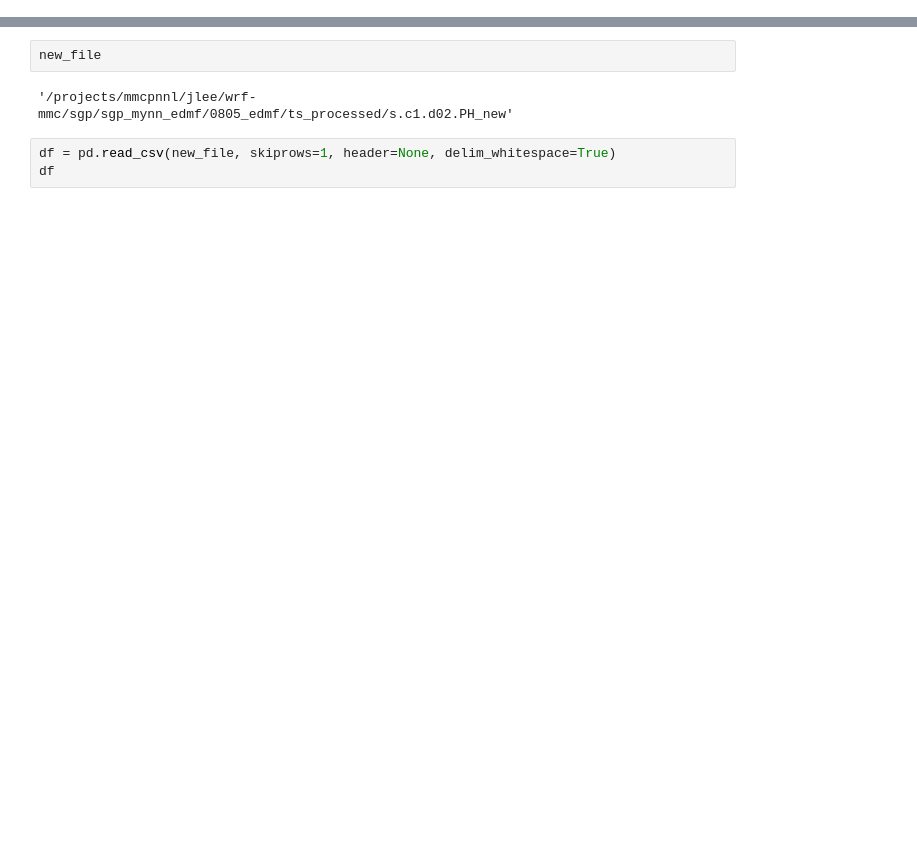
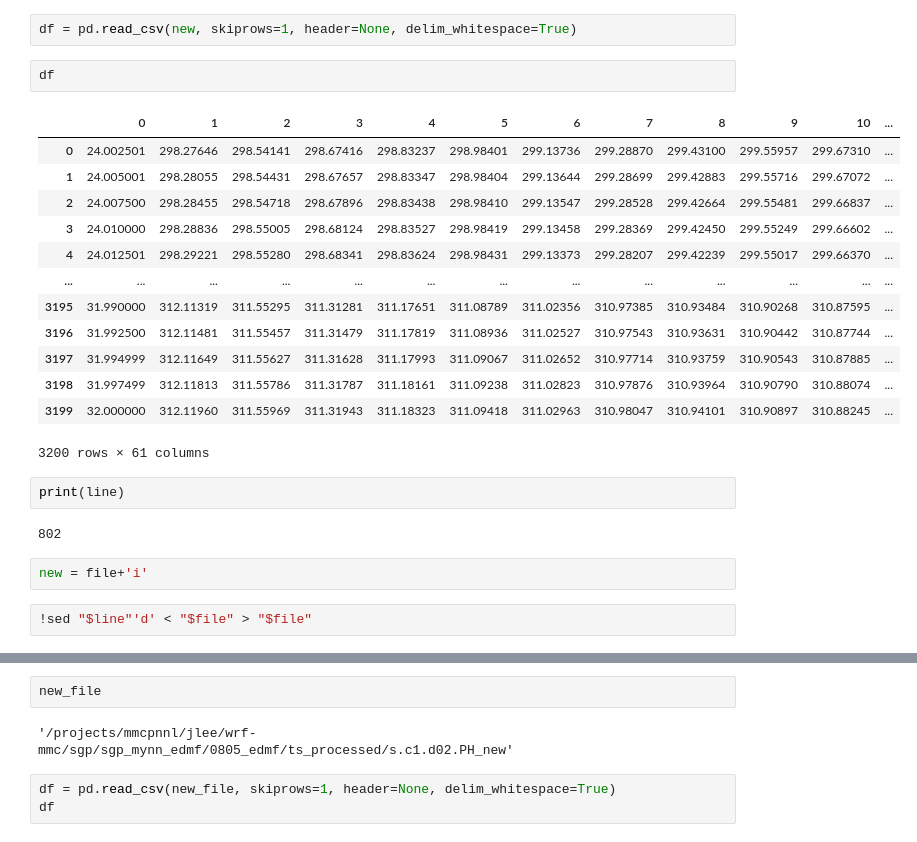
Before and after one commit to joejoeyjoseph/mmc-pnnl-j3, a Jupyter notebook: sgp/eagle/e01_debug-tsfiles.ipynb, the cells around one changed output, grey strips where cells are left out. Saved outputs shown, nothing was run; the diff lists cells and outputs as text; blank space fills up the shorter version.

```diff
--- a/sgp/eagle/e01_debug-tsfiles.ipynb
+++ b/sgp/eagle/e01_debug-tsfiles.ipynb
@@ -47,0 +480,26 @@ with open(new_file, 'r') as f:
+# %%
+df = pd.read_csv(new, skiprows=1, header=None, delim_whitespace=True)
+# %%
+df
+# %% [output]
+|  | 0 | 1 | 2 | 3 | 4 | 5 | 6 | 7 | 8 | 9 | 10 | ... |
+| 0 | 24.002501 | 298.27646 | 298.54141 | 298.67416 | 298.83237 | 298.98401 | 299.13736 | 299.28870 | 299.43100 | 299.55957 | 299.67310 | ... |
+| 1 | 24.005001 | 298.28055 | 298.54431 | 298.67657 | 298.83347 | 298.98404 | 299.13644 | 299.28699 | 299.42883 | 299.55716 | 299.67072 | ... |
+| 2 | 24.007500 | 298.28455 | 298.54718 | 298.67896 | 298.83438 | 298.98410 | 299.13547 | 299.28528 | 299.42664 | 299.55481 | 299.66837 | ... |
+| 3 | 24.010000 | 298.28836 | 298.55005 | 298.68124 | 298.83527 | 298.98419 | 299.13458 | 299.28369 | 299.42450 | 299.55249 | 299.66602 | ... |
+| 4 | 24.012501 | 298.29221 | 298.55280 | 298.68341 | 298.83624 | 298.98431 | 299.13373 | 299.28207 | 299.42239 | 299.55017 | 299.66370 | ... |
+| ... | ... | ... | ... | ... | ... | ... | ... | ... | ... | ... | ... | ... |
+| 3195 | 31.990000 | 312.11319 | 311.55295 | 311.31281 | 311.17651 | 311.08789 | 311.02356 | 310.97385 | 310.93484 | 310.90268 | 310.87595 | ... |
+| 3196 | 31.992500 | 312.11481 | 311.55457 | 311.31479 | 311.17819 | 311.08936 | 311.02527 | 310.97543 | 310.93631 | 310.90442 | 310.87744 | ... |
+| 3197 | 31.994999 | 312.11649 | 311.55627 | 311.31628 | 311.17993 | 311.09067 | 311.02652 | 310.97714 | 310.93759 | 310.90543 | 310.87885 | ... |
+| 3198 | 31.997499 | 312.11813 | 311.55786 | 311.31787 | 311.18161 | 311.09238 | 311.02823 | 310.97876 | 310.93964 | 310.90790 | 310.88074 | ... |
+| 3199 | 32.000000 | 312.11960 | 311.55969 | 311.31943 | 311.18323 | 311.09418 | 311.02963 | 310.98047 | 310.94101 | 310.90897 | 310.88245 | ... |
+3200 rows × 61 columns
+# %%
+print(line)
+# %% [output]
+802
+# %%
+new = file+'i'
+# %%
+!sed "$line"'d' < "$file" > "$file"
```
Also changed, not shown: parts of 34 cells of this notebook.
